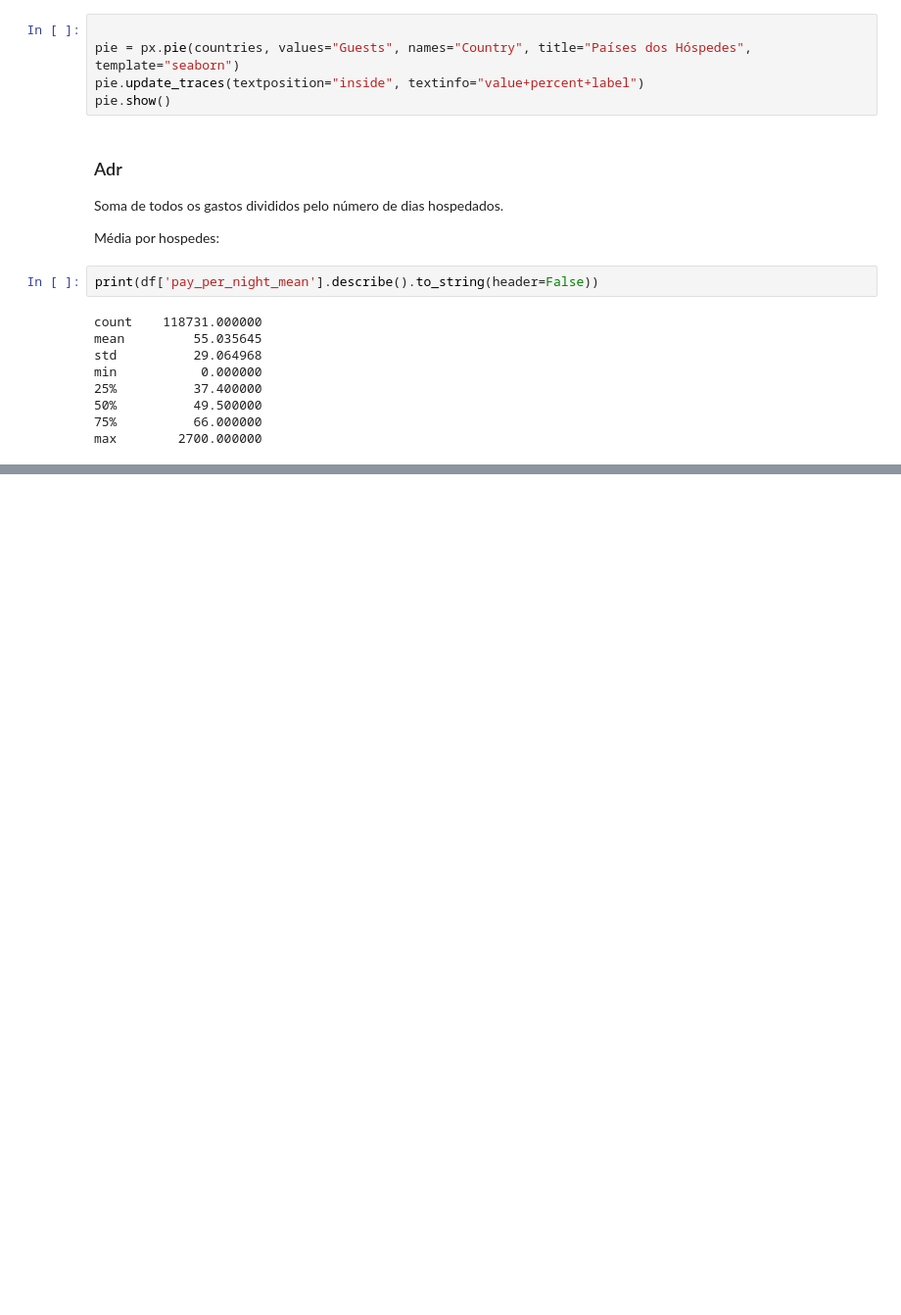
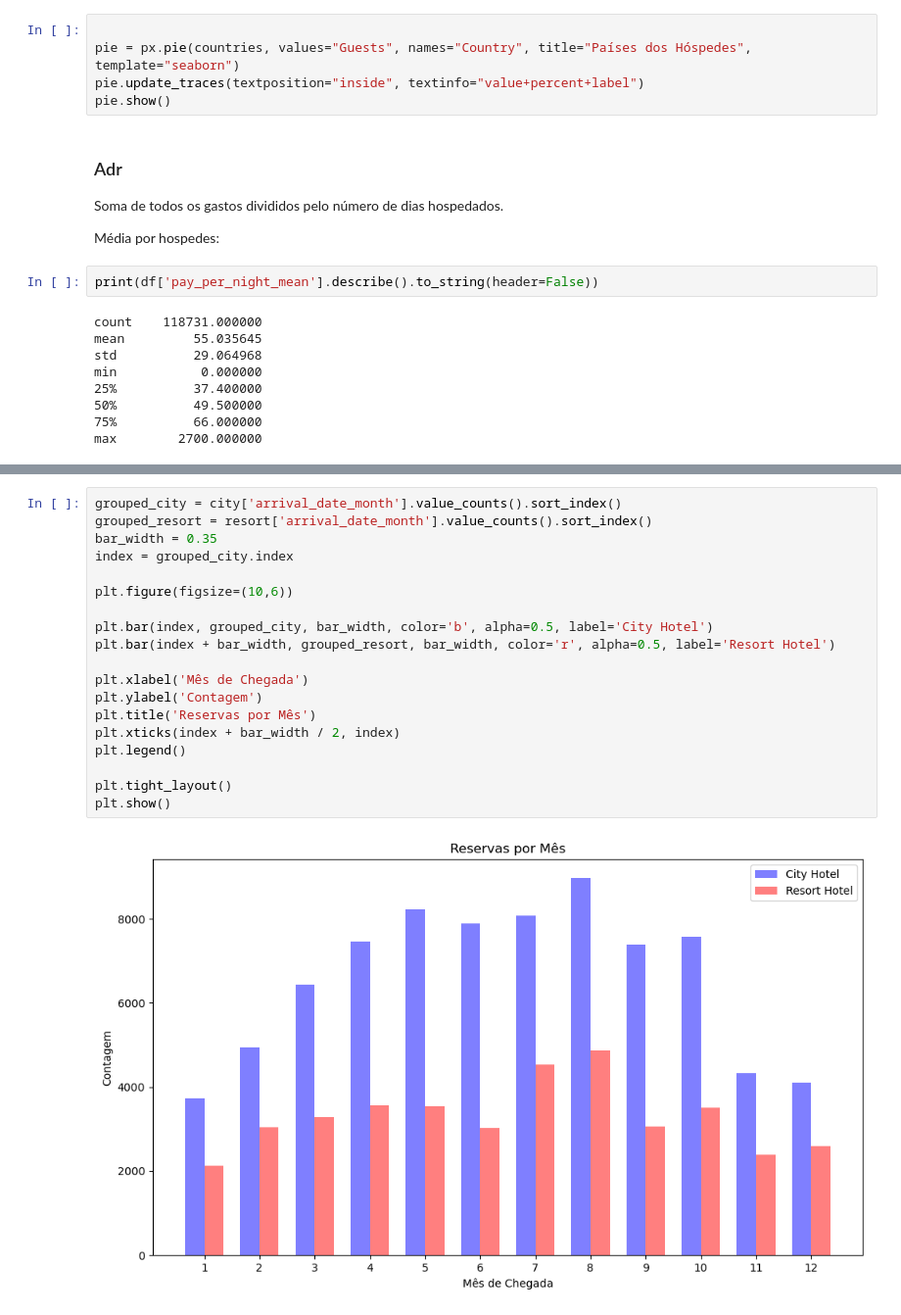
Before and after one commit to gabriel-del/SC-2023.2-4, a Jupyter notebook: presentation.ipynb, the cells around one changed output, grey strips where cells are left out. Shown at 98% size. Saved outputs shown, nothing was run; the diff lists cells and outputs as text; blank space fills up the shorter version.

```diff
--- a/presentation.ipynb
+++ b/presentation.ipynb
@@ -189,0 +224,21 @@ max        2700.000000
+# %%
+grouped_city = city['arrival_date_month'].value_counts().sort_index()
+grouped_resort = resort['arrival_date_month'].value_counts().sort_index()
+bar_width = 0.35
+index = grouped_city.index
+
+plt.figure(figsize=(10,6))
+
+plt.bar(index, grouped_city, bar_width, color='b', alpha=0.5, label='City Hotel')
+plt.bar(index + bar_width, grouped_resort, bar_width, color='r', alpha=0.5, label='Resort Hotel')
+
+plt.xlabel('Mês de Chegada')
+plt.ylabel('Contagem')
+plt.title('Reservas por Mês')
+plt.xticks(index + bar_width / 2, index)
+plt.legend()
+
+plt.tight_layout()
+plt.show()
+# %% [output]
+[figure, added]
```
Also changed, not shown: parts of 12 cells of this notebook.
